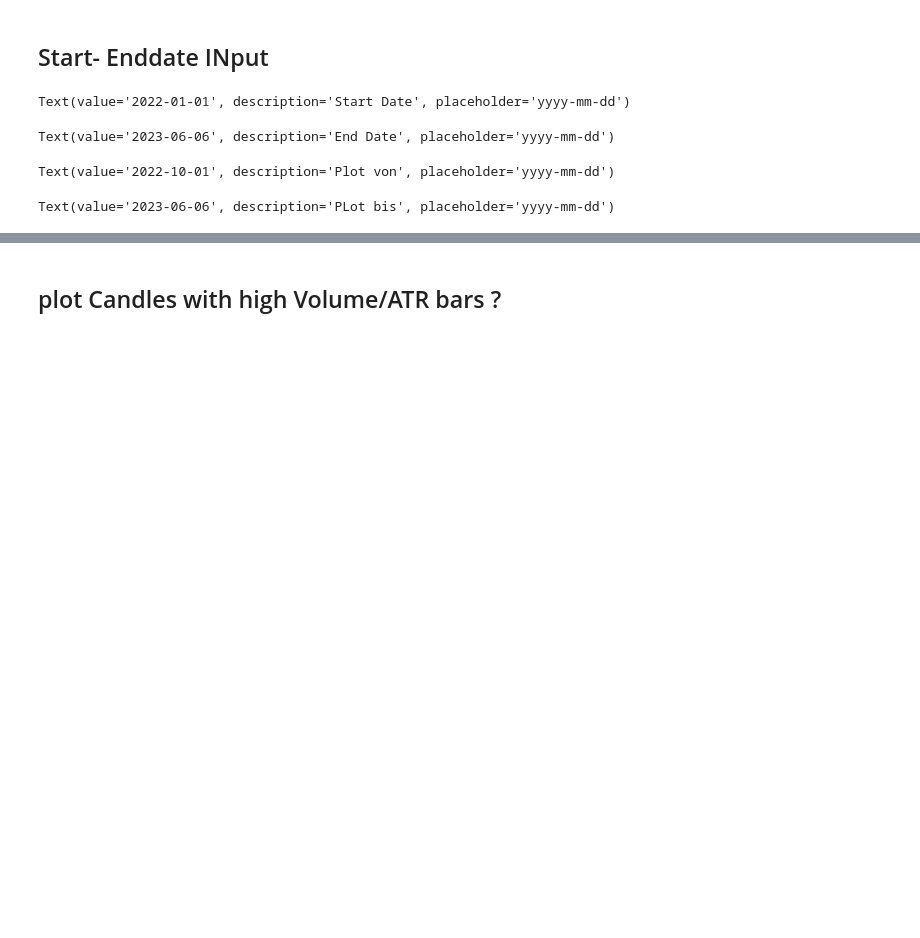
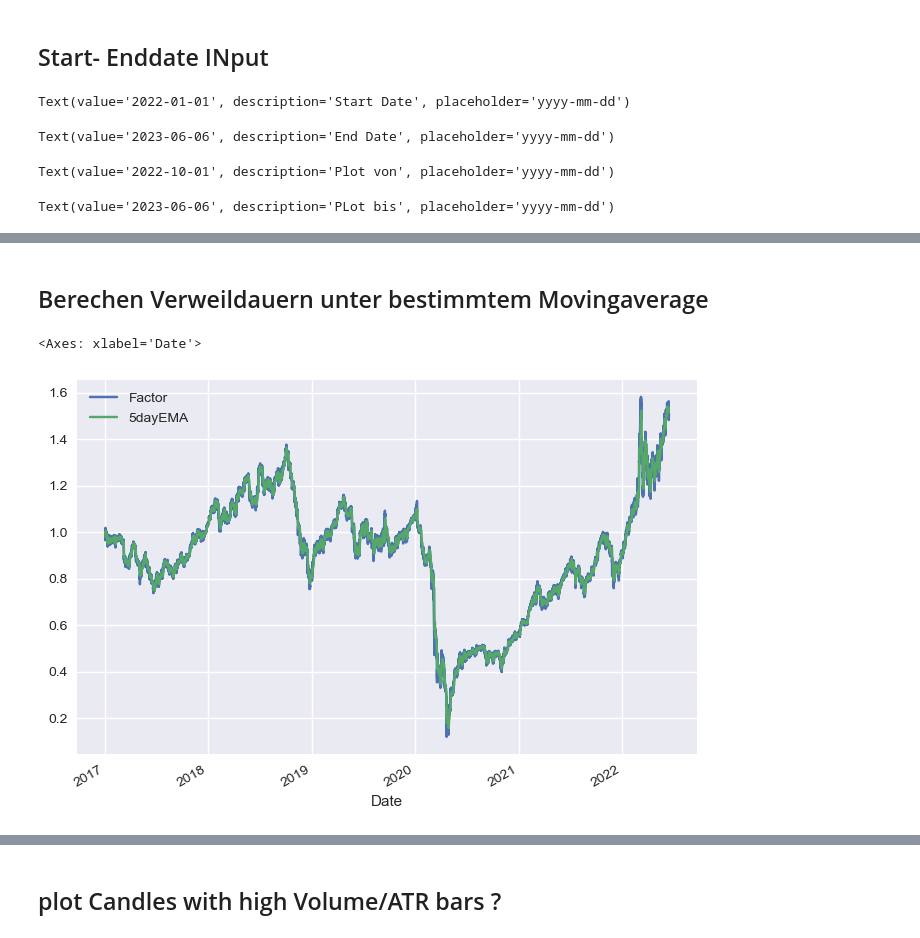
Before and after one commit to lotharm/Analysis, a Jupyter notebook: X_timeseriesanalysis.ipynb, the cells around one changed output, grey strips where cells are left out. Cells and saved outputs as stored; diff of their text form; code cells hidden in the pictures; blank space fills up the shorter version.

```diff
--- a/X_timeseriesanalysis.ipynb
+++ b/X_timeseriesanalysis.ipynb
@@ -324,0 +374,17 @@ daten=daten.dropna()
+# %% [markdown]
+## Berechen Verweildauern unter bestimmtem Movingaverage
+# %%
+# Welches Zeitfenster fuer EMA : ?
+# Es iegen 1/4 Std. Zeitreiehn vor
+window = 130
+data["Factor"]=(data["Close"].pct_change()+1).cumprod()
+data["5dayEMA"]=data["Factor"].ewm(span=window,adjust=False).mean()
+# %%
+ba = np.where( (data["Factor"]< data["5dayEMA"]) & (data["Factor"].shift(1)> data["5dayEMA"].shift(1)),-2,0)
+ab =  np.where( (data["Factor"]> data["5dayEMA"]) & (data["Factor"].shift(1)< data["5dayEMA"].shift(1)),2,0)
+data["buysell"]=ab+ba
+# %%
+data[["Factor","5dayEMA"]].plot()
+# %% [output]
+<Axes: xlabel='Date'>
+[figure, added]
```
Also changed, not shown: parts of 35 cells of this notebook, 2 other files.
